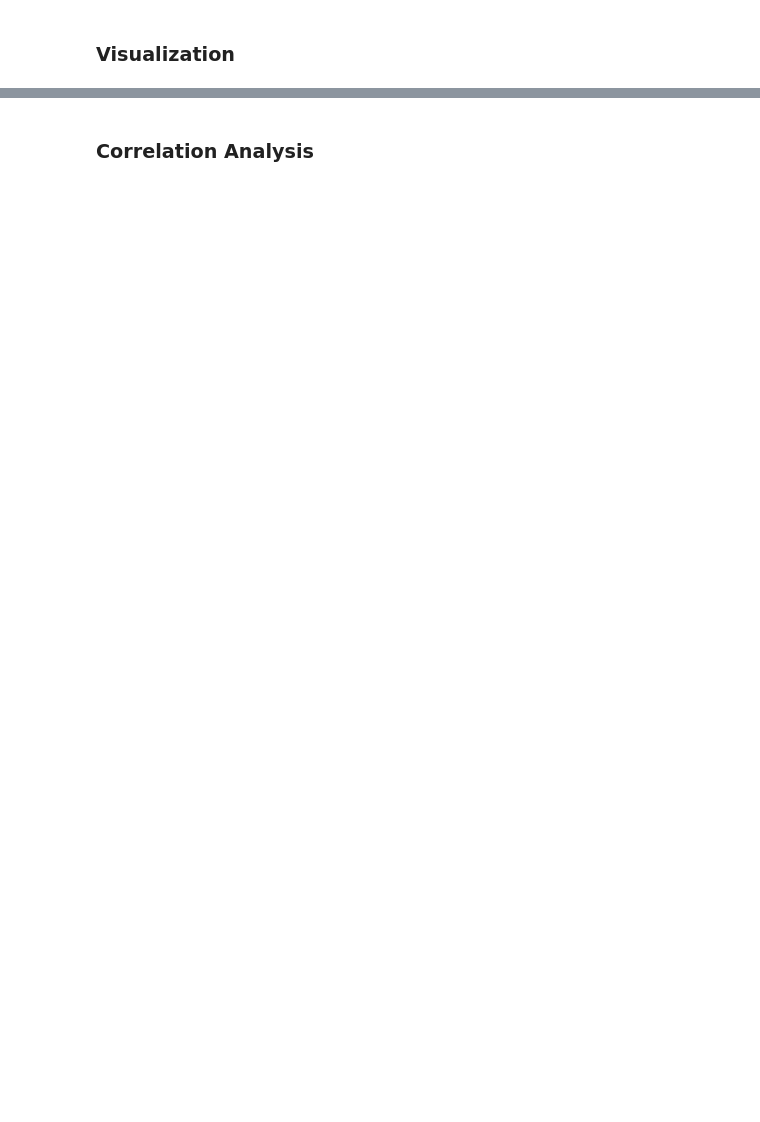
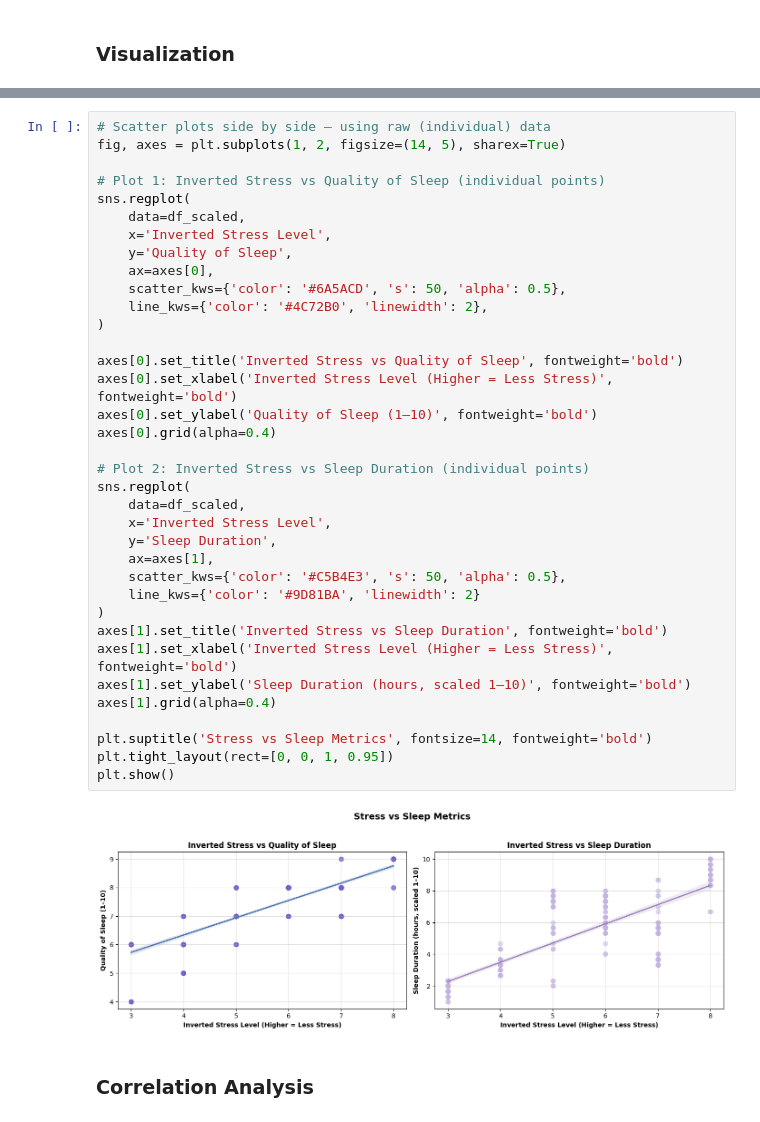
Before and after one commit to HunterTzou/DATA_110_FALL_2025, a Jupyter notebook: Tzou_Hunter_Sleep_Study.ipynb, the cells around one changed output, grey strips where cells are left out. Drawn from its saved outputs; the diff is of its cells as text; blank space fills up the shorter version.

```diff
--- a/Tzou_Hunter_Sleep_Study.ipynb
+++ b/Tzou_Hunter_Sleep_Study.ipynb
@@ -403,3 +418,41 @@ plt.show()
+# %%
+# Scatter plots side by side — using raw (individual) data
+fig, axes = plt.subplots(1, 2, figsize=(14, 5), sharex=True)
+
+# Plot 1: Inverted Stress vs Quality of Sleep (individual points)
+sns.regplot(
+    data=df_scaled,
+    x='Inverted Stress Level',
+    y='Quality of Sleep',
+    ax=axes[0],
+    scatter_kws={'color': '#6A5ACD', 's': 50, 'alpha': 0.5},
+    line_kws={'color': '#4C72B0', 'linewidth': 2},
+)
+
+axes[0].set_title('Inverted Stress vs Quality of Sleep', fontweight='bold')
+axes[0].set_xlabel('Inverted Stress Level (Higher = Less Stress)', fontweight='bold')
+axes[0].set_ylabel('Quality of Sleep (1–10)', fontweight='bold')
+axes[0].grid(alpha=0.4)
+
+# Plot 2: Inverted Stress vs Sleep Duration (individual points)
+sns.regplot(
+    data=df_scaled,
+    x='Inverted Stress Level',
+    y='Sleep Duration',
+    ax=axes[1],
+    scatter_kws={'color': '#C5B4E3', 's': 50, 'alpha': 0.5},
+    line_kws={'color': '#9D81BA', 'linewidth': 2}
+)
+axes[1].set_title('Inverted Stress vs Sleep Duration', fontweight='bold')
+axes[1].set_xlabel('Inverted Stress Level (Higher = Less Stress)', fontweight='bold')
+axes[1].set_ylabel('Sleep Duration (hours, scaled 1–10)', fontweight='bold')
+axes[1].grid(alpha=0.4)
+
+plt.suptitle('Stress vs Sleep Metrics', fontsize=14, fontweight='bold')
+plt.tight_layout(rect=[0, 0, 1, 0.95])
+plt.show()
+# %% [output]
+[figure, added]
 # %% [markdown]
 ### Correlation Analysis
 # %%
```
Also changed, not shown: parts of 9 cells of this notebook.
